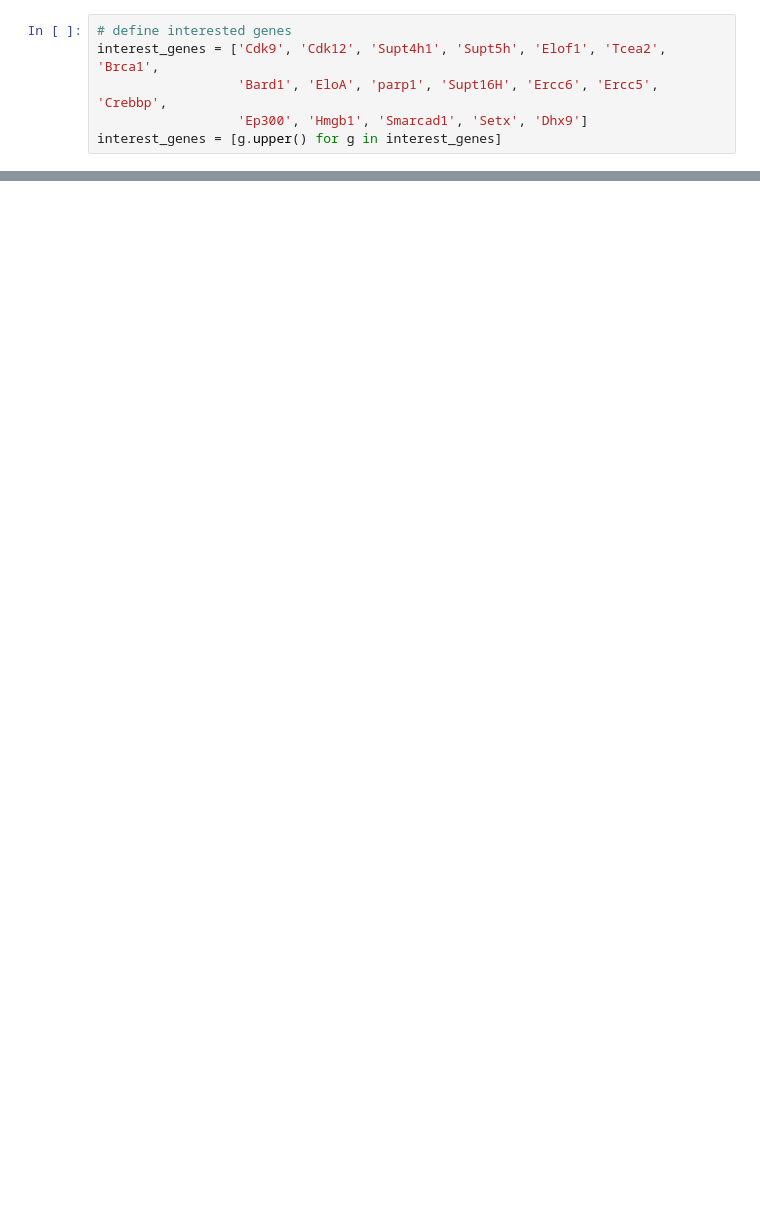
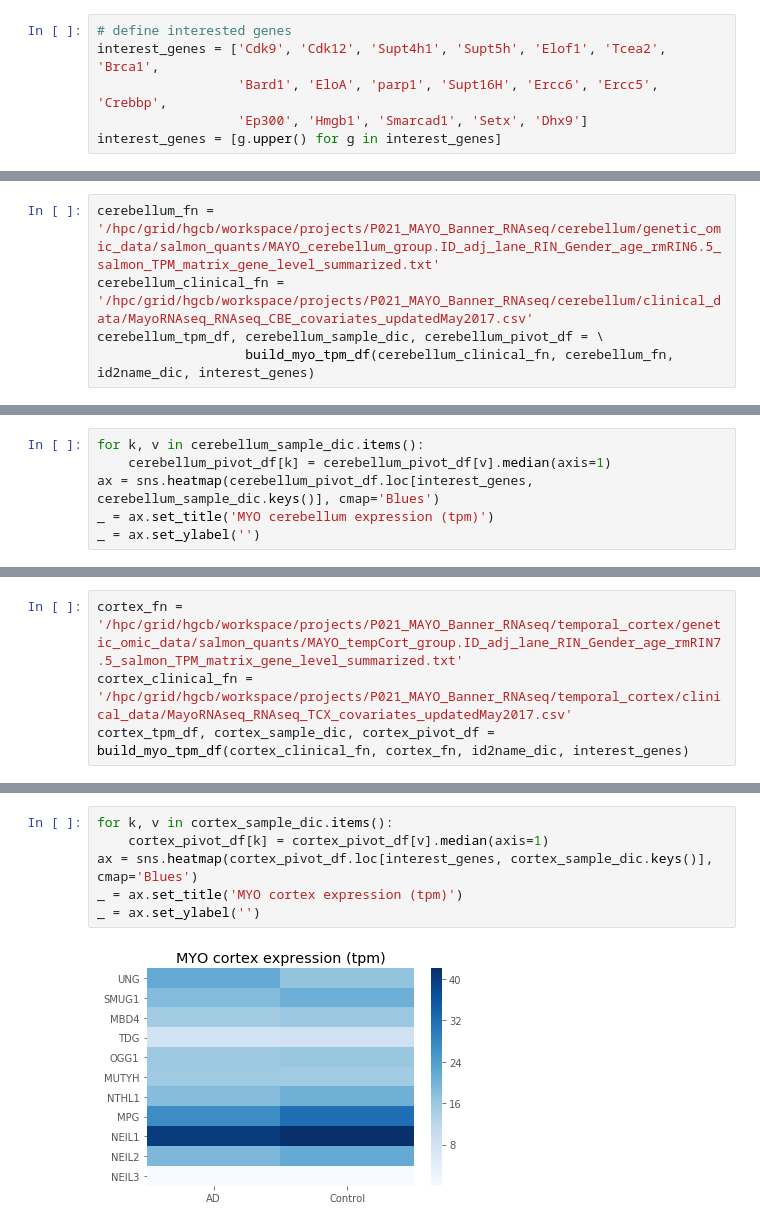
Before and after one commit to lis262/RepeatExpansion, a Jupyter notebook: RE_Expression.ipynb, the cells around one changed output, grey strips where cells are left out. Drawn from its saved outputs; the diff is of its cells as text; blank space fills up the shorter version.

```diff
--- a/RE_Expression.ipynb
+++ b/RE_Expression.ipynb
@@ -113,0 +197,5 @@ for g in interest_genes:
+# %%
+cerebellum_fn = '/hpc/grid/hgcb/workspace/projects/P021_MAYO_Banner_RNAseq/cerebellum/genetic_omic_data/salmon_quants/MAYO_cerebellum_group.ID_adj_lane_RIN_Gender_age_rmRIN6.5_salmon_TPM_matrix_gene_level_summarized.txt'
+cerebellum_clinical_fn = '/hpc/grid/hgcb/workspace/projects/P021_MAYO_Banner_RNAseq/cerebellum/clinical_data/MayoRNAseq_RNAseq_CBE_covariates_updatedMay2017.csv'
+cerebellum_tpm_df, cerebellum_sample_dic, cerebellum_pivot_df = \
+                   build_myo_tpm_df(cerebellum_clinical_fn, cerebellum_fn, id2name_dic, interest_genes)
@@ -113,0 +206,6 @@ for g in interest_genes:
+# %%
+for k, v in cerebellum_sample_dic.items():
+    cerebellum_pivot_df[k] = cerebellum_pivot_df[v].median(axis=1)
+ax = sns.heatmap(cerebellum_pivot_df.loc[interest_genes, cerebellum_sample_dic.keys()], cmap='Blues')
+_ = ax.set_title('MYO cerebellum expression (tpm)')
+_ = ax.set_ylabel('')
@@ -113,0 +225,4 @@ for g in interest_genes:
+# %%
+cortex_fn = '/hpc/grid/hgcb/workspace/projects/P021_MAYO_Banner_RNAseq/temporal_cortex/genetic_omic_data/salmon_quants/MAYO_tempCort_group.ID_adj_lane_RIN_Gender_age_rmRIN7.5_salmon_TPM_matrix_gene_level_summarized.txt'
+cortex_clinical_fn = '/hpc/grid/hgcb/workspace/projects/P021_MAYO_Banner_RNAseq/temporal_cortex/clinical_data/MayoRNAseq_RNAseq_TCX_covariates_updatedMay2017.csv'
+cortex_tpm_df, cortex_sample_dic, cortex_pivot_df = build_myo_tpm_df(cortex_clinical_fn, cortex_fn, id2name_dic, interest_genes)
@@ -113,0 +244,8 @@ for g in interest_genes:
+# %%
+for k, v in cortex_sample_dic.items():
+    cortex_pivot_df[k] = cortex_pivot_df[v].median(axis=1)
+ax = sns.heatmap(cortex_pivot_df.loc[interest_genes, cortex_sample_dic.keys()], cmap='Blues')
+_ = ax.set_title('MYO cortex expression (tpm)')
+_ = ax.set_ylabel('')
+# %% [output]
+[figure, added]
```
Also changed, not shown: parts of 41 cells of this notebook.
